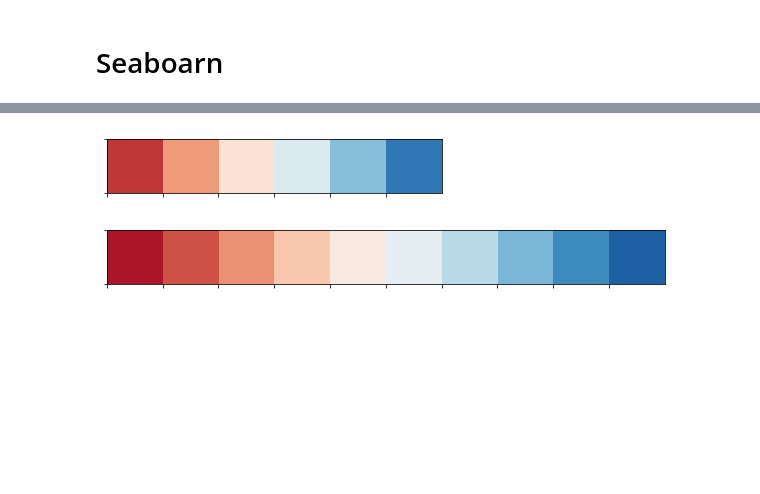
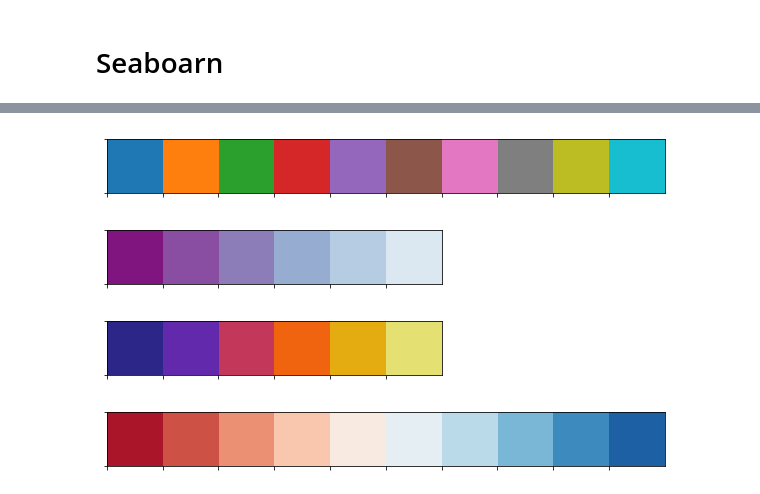
Before and after one commit to GirishaDevara/crrcoe, a Jupyter notebook: 2019-12-17.ipynb, the cells around one changed output, grey strips where cells are left out. Cells and saved outputs as stored; diff of their text form; code cells hidden in the pictures; blank space fills up the shorter version.

Commit message:
Seaborn

```diff
--- a/2019-12-17.ipynb
+++ b/2019-12-17.ipynb
@@ -8,8 +5,18 @@ sns.palplot(sns.color_palette())
+# %%
+import seaborn as sns
+sns.palplot(sns.color_palette())
+# %% [output]
+[figure, added]
 # %%
-current_palette = sns.color_palette("RdBu")
+current_palette = sns.color_palette("BuPu_r")
 sns.palplot(current_palette)
 # %% [output]
-[figure, old version]
+[figure, new version]
+# %%
+current_palette = sns.color_palette("CMRmap")
+sns.palplot(current_palette)
+# %% [output]
+[figure, added]
 # %%
 sns.palplot(sns.color_palette("RdBu", n_colors=10))
 # %% [output]
```
Also changed, not shown: parts of 38 cells of this notebook.
